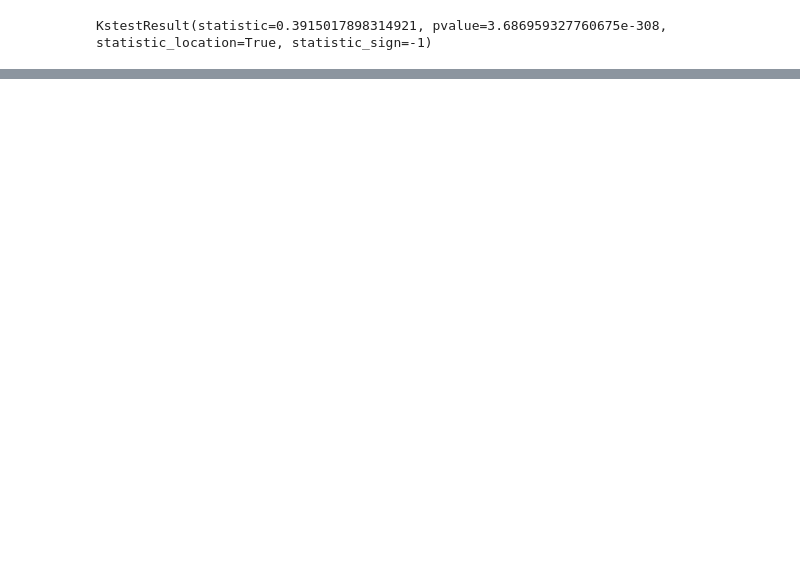
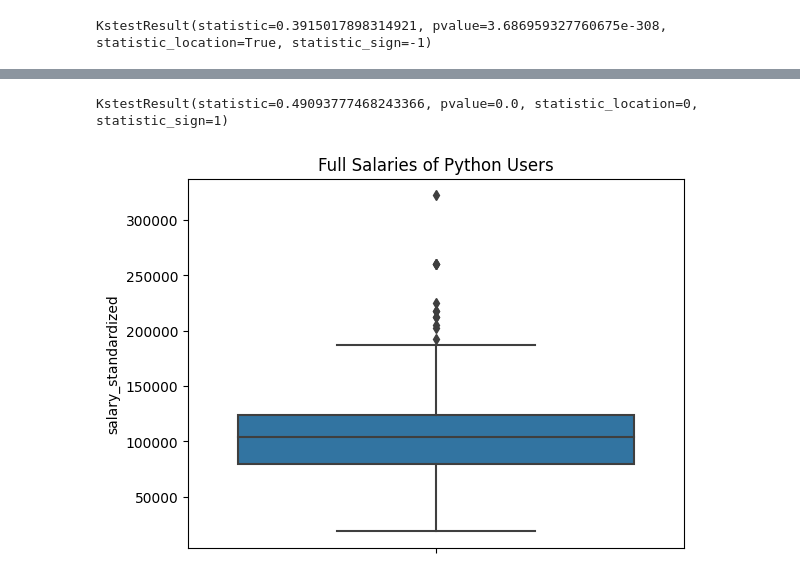
Before and after one commit to TechMikeSol/Job-Statistics, a Jupyter notebook: eda.ipynb, the cells around one changed output, grey strips where cells are left out. Drawn from its saved outputs; the diff is of its cells as text; code cells hidden in the pictures; blank space fills up the shorter version.

```diff
--- a/eda.ipynb
+++ b/eda.ipynb
@@ -90,0 +166,18 @@ KstestResult(statistic=0.3915017898314921, pvalue=3.686959327760675e-308, statis
+# %%
+# kstest for Python users
+
+stats.kstest(
+    encoded_df['python'], cdf = stats.norm.cdf,
+args = (encoded_df["python"].mean(),
+encoded_df["python"].std()))
+# %% [output]
+KstestResult(statistic=0.49093777468243366, pvalue=0.0, statistic_location=0, statistic_sign=1)
+# %%
+# Boxplot for Python users
+
+sns.boxplot(y = encoded_df.loc[encoded_df['python'] == 1,
+'salary_standardized']).set(title = 'Full Salaries of Python Users')
+
+plt.savefig("images/full_salary_python_box.jpg")
+# %% [output]
+[figure, added]
```
Also changed, not shown: parts of 30 cells of this notebook.
